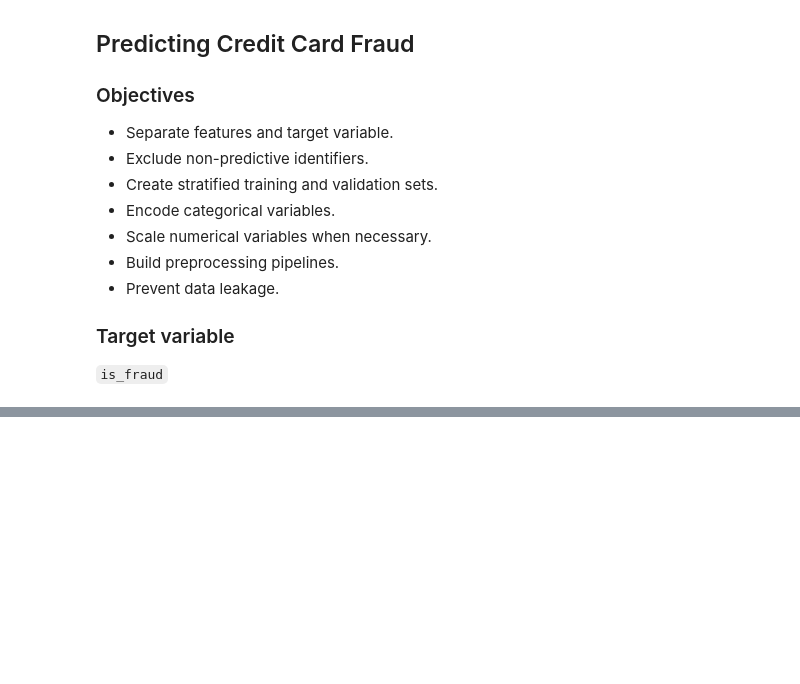
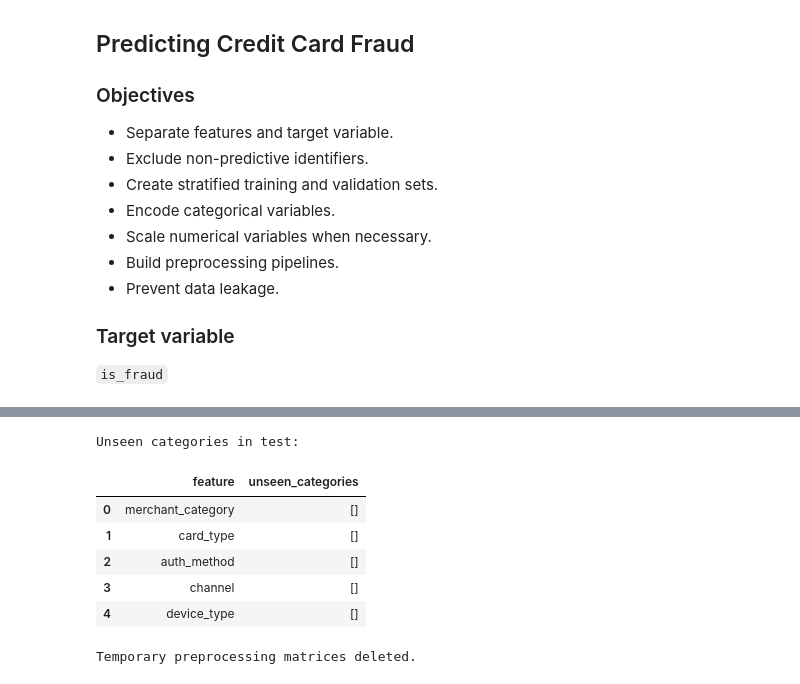
Before and after one commit to AdriaFerOrtiz/Predicting-Credit-Card-Fraud, a Jupyter notebook: notebooks/02_preprocessing.ipynb, the cells around one changed output, grey strips where cells are left out. Cells and saved outputs as stored; diff of their text form; code cells hidden in the pictures; blank space fills up the shorter version.

```diff
--- a/notebooks/02_preprocessing.ipynb
+++ b/notebooks/02_preprocessing.ipynb
@@ -38,0 +434,36 @@ KeyboardInterrupt:
+# %%
+unseen_categories = {}
+
+for col in categorical_cols:
+
+    train_categories = set(X_train[col].dropna().unique())
+    test_categories = set(X_test[col].dropna().unique())
+
+    unseen = test_categories - train_categories
+
+    unseen_categories[col] = list(unseen)
+
+print("Unseen categories in test:")
+
+display(
+    pd.DataFrame({
+        "feature": unseen_categories.keys(),
+        "unseen_categories": unseen_categories.values()
+    })
+)
+# %% [output]
+Unseen categories in test:
+|  | feature | unseen_categories |
+| 0 | merchant_category | [] |
+| 1 | card_type | [] |
+| 2 | auth_method | [] |
+| 3 | channel | [] |
+| 4 | device_type | [] |
+# %%
+del X_train_processed
+del X_valid_processed
+del processed_preview
+
+print("Temporary preprocessing matrices deleted.")
+# %% [output]
+Temporary preprocessing matrices deleted.
```
Also changed, not shown: parts of 14 cells of this notebook, 1 other file.
